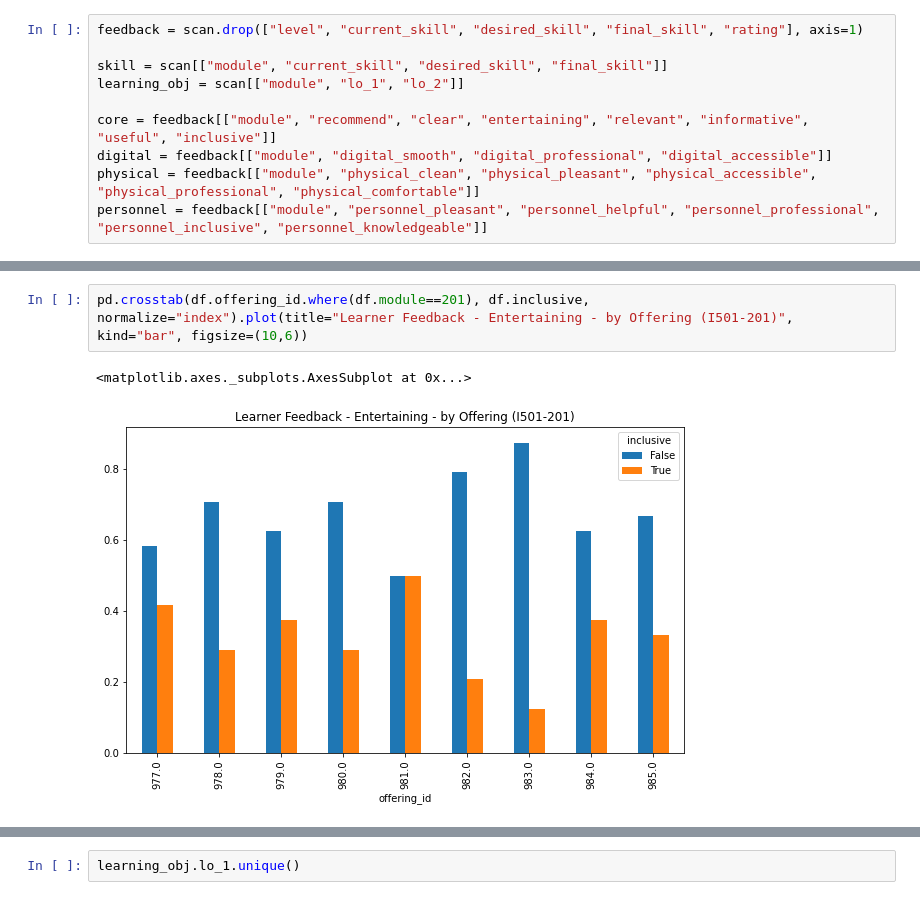
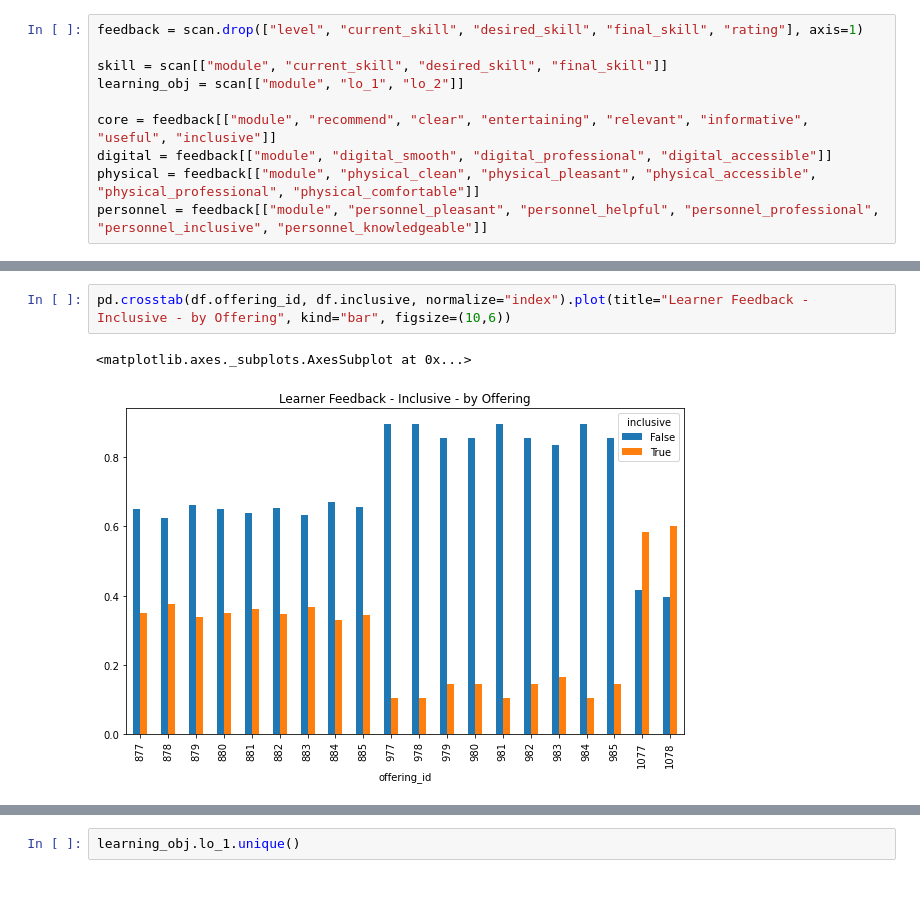
Before and after one commit to ToferC/learner_models, a Jupyter notebook: Evals_analysis.ipynb, the cells around one changed output, grey strips where cells are left out. Cells and saved outputs as stored; diff of their text form.

```diff
--- a/Evals_analysis.ipynb
+++ b/Evals_analysis.ipynb
@@ -83,5 +83,5 @@ core.groupby("module").agg('mean').plot(title="Learner Feedback", kind="bar", fi
 # %%
-pd.crosstab(df.offering_id.where(df.module==201), df.inclusive, normalize="index").plot(title="Learner Feedback - Entertaining - by Offering (I501-201)", kind="bar", figsize=(10,6))
+pd.crosstab(df.offering_id, df.inclusive, normalize="index").plot(title="Learner Feedback - Inclusive - by Offering", kind="bar", figsize=(10,6))
 # %% [output]
 <matplotlib.axes._subplots.AxesSubplot at 0x...>
-[figure, old version]
+[figure, new version]
```
Also changed, not shown: parts of 28 cells of this notebook, 4 other files.
